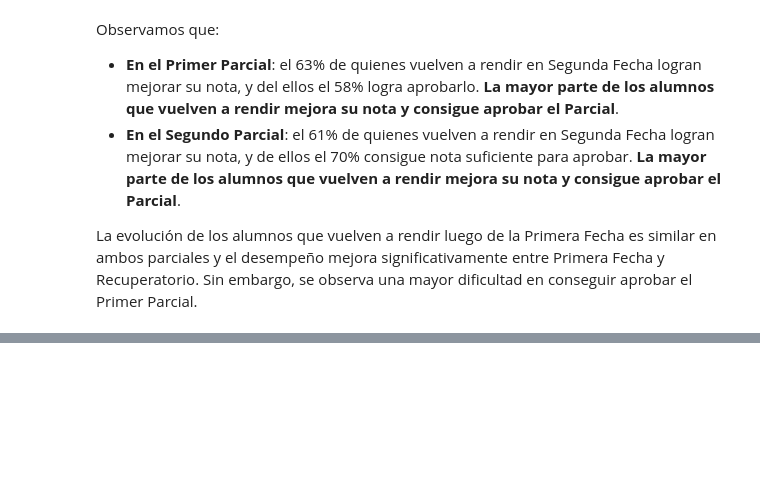
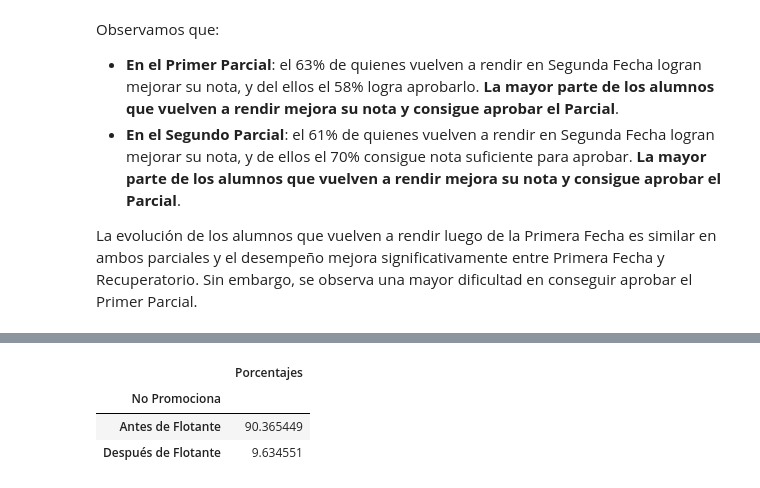
Before and after one commit to juanjogervasio/Intro-courses-analysis, a Jupyter notebook: notebooks/Analisis.ipynb, the cells around one changed output, grey strips where cells are left out. Cells and saved outputs as stored; diff of their text form; code cells hidden in the pictures; blank space fills up the shorter version.

```diff
--- a/notebooks/Analisis.ipynb
+++ b/notebooks/Analisis.ipynb
@@ -1330,0 +1429,20 @@ La evolución de los alumnos que vuelven a rendir luego de la Primera Fecha es s
+# %%
+# Filtro por No promocionados en Anticipada
+condiciones = (mate_pi["Tipo_Cursada"] == "Anticipada") & (mate_pi["Condicion"] != "Promocionado")
+no_promo_Ant = mate_pi[condiciones]
+
+# Verifico si rindió alguna instancia de Flotante:
+rinde_flotante_Ant = no_promo_Ant[["F1","F2"]].isna()\
+                                .apply(sum, axis=1) # Sumo cantidad de True por filas
+# Obtengo 2 si no se presentó a Flotante, y 1 si rindió F1 o F2. Calculo proporciones
+antes_despues_prop_Ant = (rinde_flotante_Ant.value_counts() / no_promo_Ant.shape[0]) * 100
+
+# Genero la tabla con los resultados:
+antes_despues_no_promo_Ant = pd.DataFrame({"Porcentajes":antes_despues_prop_Ant}).rename(index={2:"Antes de Flotante", 1:"Después de Flotante"}).rename_axis("No Promociona")
+# %%
+antes_despues_no_promo_Ant
+# %% [output]
+|  | Porcentajes |
+| No Promociona |  |
+| Antes de Flotante | 90.365449 |
+| Después de Flotante | 9.634551 |
```
Also changed, not shown: parts of 14 cells of this notebook.
